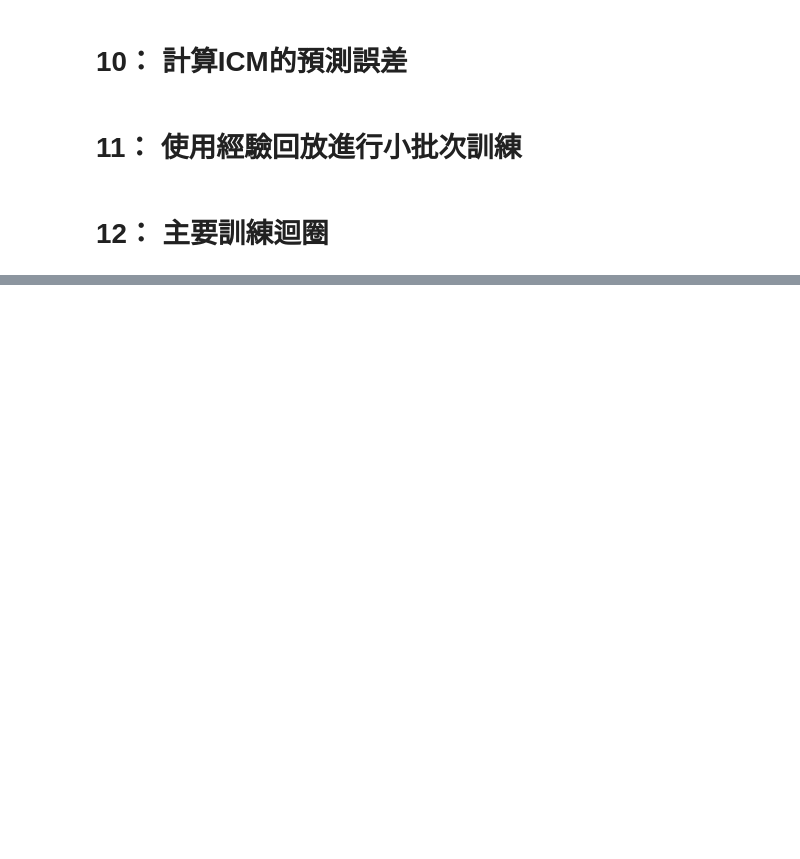
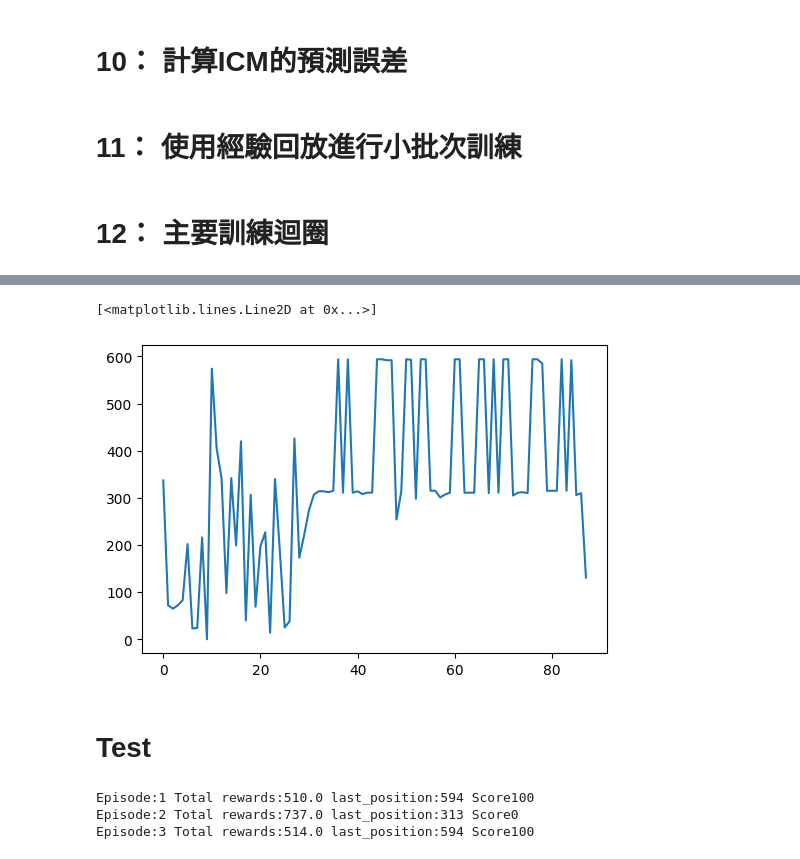
Before and after one commit to zhamba1130/RL_super_mario, a Jupyter notebook: RL/mario-ICM.ipynb, the cells around one changed output, grey strips where cells are left out. Drawn from its saved outputs; the diff is of its cells as text; code cells hidden in the pictures; blank space fills up the shorter version.

```diff
--- a/RL/mario-ICM.ipynb
+++ b/RL/mario-ICM.ipynb
@@ -408,14 +410,21 @@ plt.show()
 # %%
-plt.figure(figsize = (8,6))
+plt.figure(figsize = (6,4))
 plt.plot(np.array(ep_lengths), label='Episode length')
+# %% [output]
+[<matplotlib.lines.Line2D at 0x...>]
+[figure, added]
 # %%
 eps=0.1
 done = True
 state_deque = deque(maxlen=params['frames_per_state'])
+# %% [markdown]
+# Test
 # %%
 import time
 
-episode = 5
+env = gym_super_mario_bros.make('SuperMarioBros-v0')
+env = JoypadSpace(env, COMPLEX_MOVEMENT) #選擇complex的動作空間（有12個離散動作）
+episode = 3
 
 for episode in range(1, episode+1):
     states = env.reset()
@@ -429,7 +438,11 @@ for episode in range(1, episode+1):
         state2, reward, done, info = env.step(action)
         state2 = prepare_multi_state(state1,state2)
         score += reward
-        state1=state2
+        state1 = state2
         #time.sleep(0.000000001)
-    print('Episode:{} Score:{}'.format(episode, score))
+    print('Episode:{}, Total rewards:{}, last_position:{}, Score{}'.format(episode, score, info['x_pos'], info['score']))
 env.close()
+# %% [output]
+Episode:1 Total rewards:510.0 last_position:594 Score100
+Episode:2 Total rewards:737.0 last_position:313 Score0
+Episode:3 Total rewards:514.0 last_position:594 Score100
```
Also changed, not shown: parts of 5 cells of this notebook.
